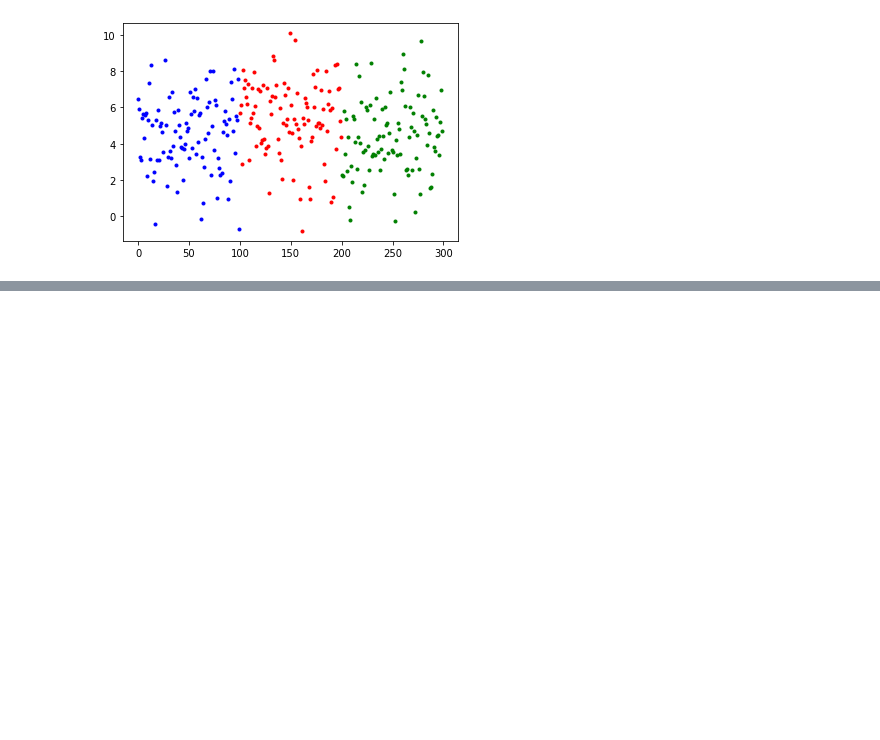
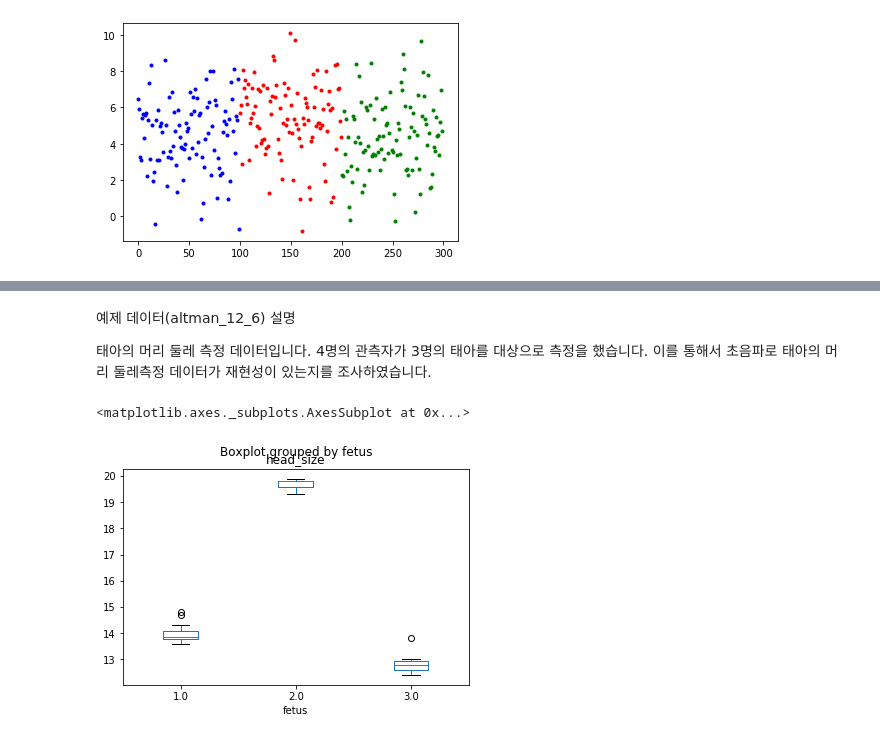
Before and after one commit to bill7845/jupyter_repo, a Jupyter notebook: jupyter_CODE/ANOVA_분산분석.ipynb, the cells around one changed output, grey strips where cells are left out. Drawn from its saved outputs; the diff is of its cells as text; code cells hidden in the pictures; blank space fills up the shorter version.

```diff
--- a/jupyter_CODE/ANOVA_분산분석.ipynb
+++ b/jupyter_CODE/ANOVA_분산분석.ipynb
@@ -31,0 +138,19 @@ for i in range(3):
+# %% [markdown]
+예제 데이터(altman_12_6) 설명 <br>
+
+태아의 머리 둘레 측정 데이터입니다. 4명의 관측자가 3명의 태아를 대상으로 측정을 했습니다. 이를 통해서 초음파로 태아의 머리 둘레측정 데이터가 재현성이 있는지를 조사하였습니다.
+# %%
+inFile = 'altman_12_6.txt'
+url_base = 'https://raw.githubusercontent.com/thomas-haslwanter/statsintro_python/master/ipynb/Data/data_altman/'
+url = url_base + inFile
+data = np.genfromtxt(urllib.request.urlopen(url), delimiter=',')
+
+# Bring them in dataframe-format
+df = pd.DataFrame(data, columns=['head_size', 'fetus', 'observer'])
+# df.tail()
+
+# 태아별 머리 둘레 plot 만들기
+df.boxplot(column = 'head_size', by='fetus' , grid = False)
+# %% [output]
+<matplotlib.axes._subplots.AxesSubplot at 0x...>
+[figure, added]
```
Also changed, not shown: parts of 20 cells of this notebook, 2 other files.
